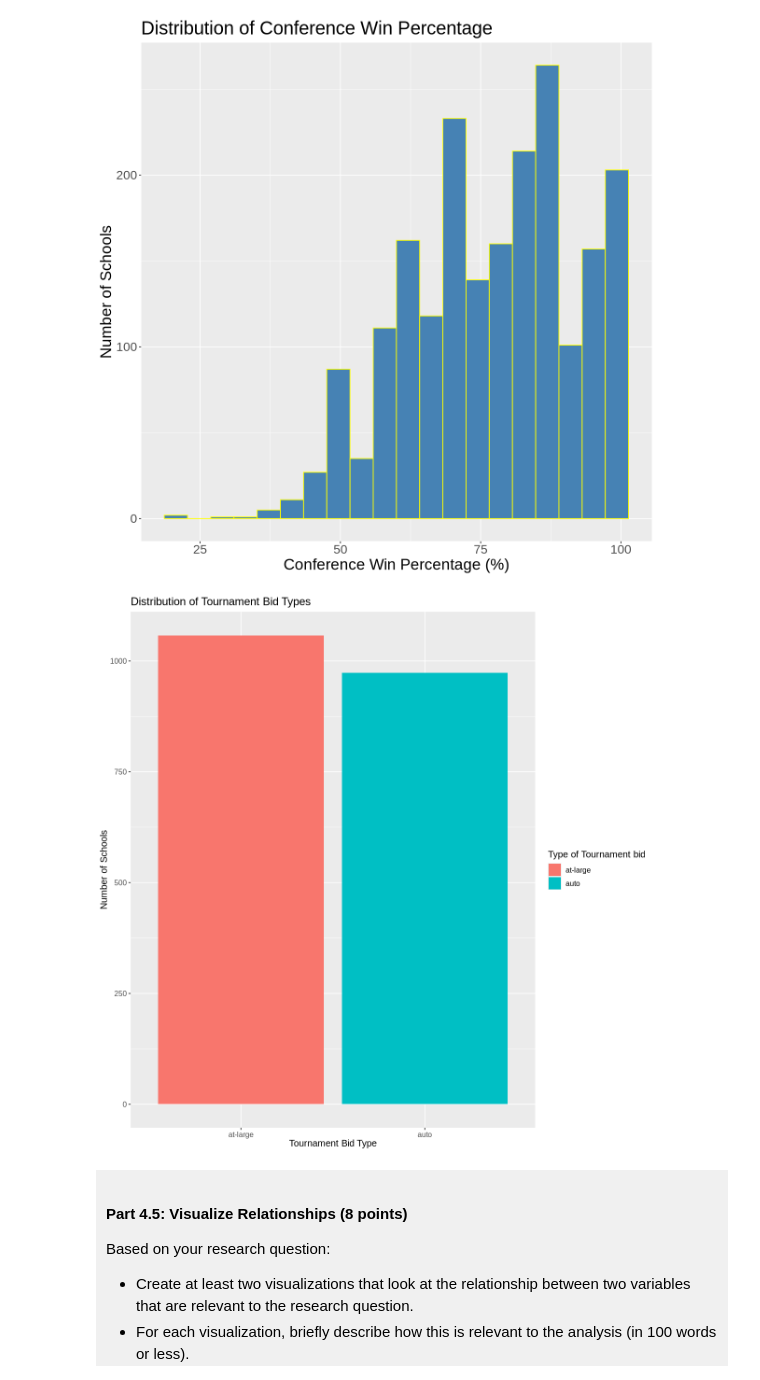
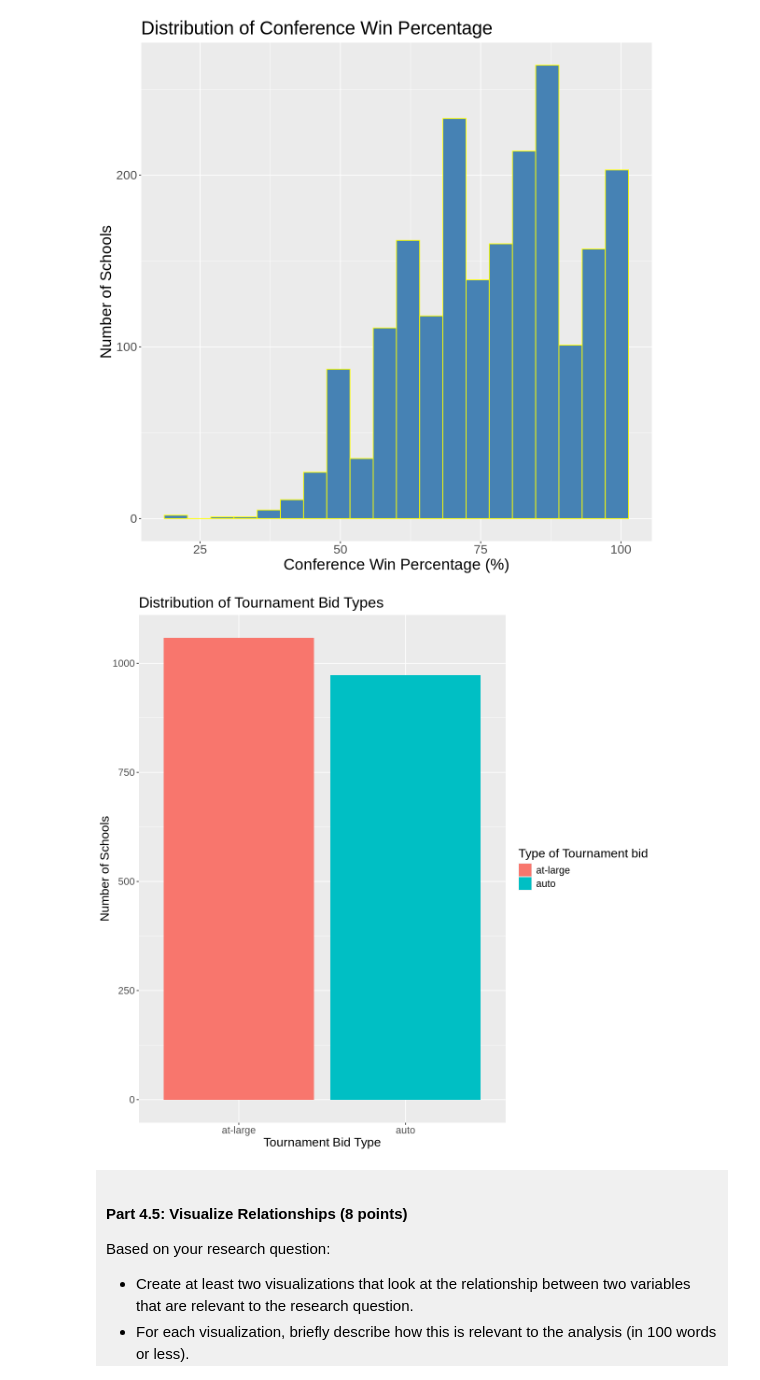
Before and after one commit to cynthyal/dsci-100-project-cynthya-lou, a Jupyter notebook: dsci-100-project-notebook.ipynb, the cells around one changed output. Cells and saved outputs as stored; diff of their text form; code cells hidden in the pictures.

Commit message:
Increased the font size of the plots

```diff
--- a/dsci-100-project-notebook.ipynb
+++ b/dsci-100-project-notebook.ipynb
@@ -314,15 +314,15 @@ plot1_bid_data
 # %%
 plot2_bid_data <- bid_data |>
             ggplot(aes(x = bid, fill = bid)) +
                 geom_bar() +
                 labs(title = "Distribution of Tournament Bid Types",
                         x = "Tournament Bid Type",
                         y = "Number of Schools",
                         fill = "Type of Tournament bid") +
-                theme(text = element_text(size = 12))
+                theme(text = element_text(size = 16))
 plot2_bid_data
 # %% [output]
-[figure, old version]
+[figure, new version]
 # %% [markdown]
 <div style="background-color: #f0f0f0; padding: 10px;">
 
```
Also changed, not shown: parts of 4 cells of this notebook.
